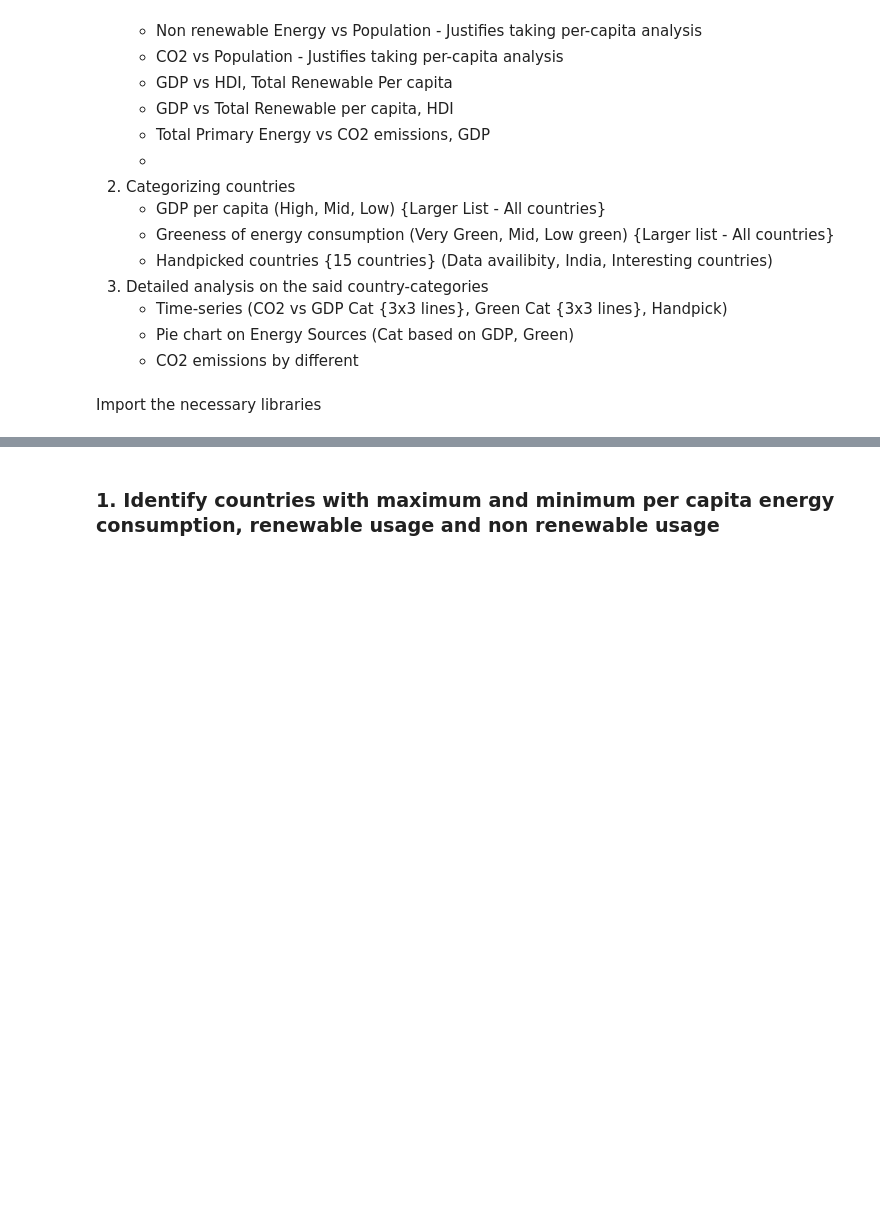
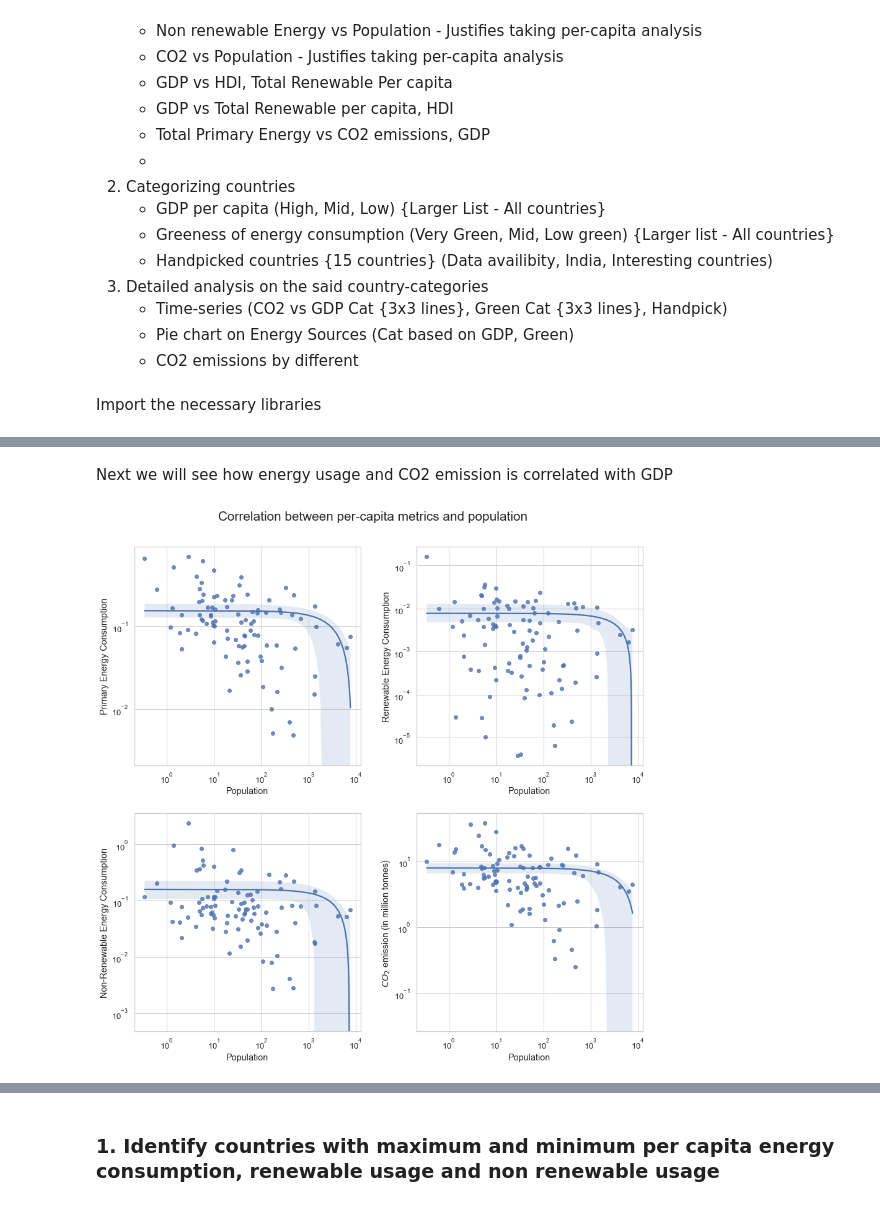
Before and after one commit to PranavaSinghal/DS203-Project, a Jupyter notebook: DS203_project.ipynb, the cells around one changed output, grey strips where cells are left out. Cells and saved outputs as stored; diff of their text form; code cells hidden in the pictures; blank space fills up the shorter version.

```diff
--- a/DS203_project.ipynb
+++ b/DS203_project.ipynb
@@ -1112,3 +1153,35 @@ plt.show()
+# %% [markdown]
+Next we will see how energy usage and CO2 emission is correlated with GDP
+# %%
+sns.set(rc={'figure.figsize':(13, 13)}, font_scale = 1.2, style = "whitegrid")
+df_year = df_per_capita[df_per_capita['Year']==2019]
+df_year.reset_index()
+
+plt.suptitle('Correlation between per-capita metrics and population',fontsize = 'x-large')
+plt.subplot(2,2,1)
+sns.regplot(x=df_year['Population'], y=df_year['Total Primary Energy Consumption'])
+plt.xscale("log")
+plt.ylabel('Primary Energy Consumption')
+plt.yscale("log")
+plt.subplot(2, 2, 2)
+sns.regplot(x=df_year['Population'], y=df_year['Total Renewable Energy'])
+plt.xscale("log")
+plt.ylabel('Renewable Energy Consumption')
+plt.yscale("log")
+plt.subplot(2, 2, 3)
+sns.regplot(x=df_year['Population'], y=df_year['Total Non-Renewable Energy'])
+plt.xscale("log")
+plt.ylabel('Non-Renewable Energy Consumption')
+plt.yscale("log")
+plt.subplot(2, 2, 4)
+sns.regplot(x=df_year['Population'], y=df_year['CO2 (in million tonnes)'])
+plt.xscale("log")
+plt.ylabel(r'$CO_2$ emission (in million tonnes)')
+plt.yscale("log")
+plt.tight_layout(pad=2)
+plt.show()
+# %% [output]
+[figure, added]
 # %%
 sns.set(rc={'figure.figsize':(15, 13)}, font_scale = 1.1, style = "whitegrid")
 df_year = df_per_capita[df_per_capita['Year']==2019]
```
Also changed, not shown: parts of 10 cells of this notebook, 1 other file.
